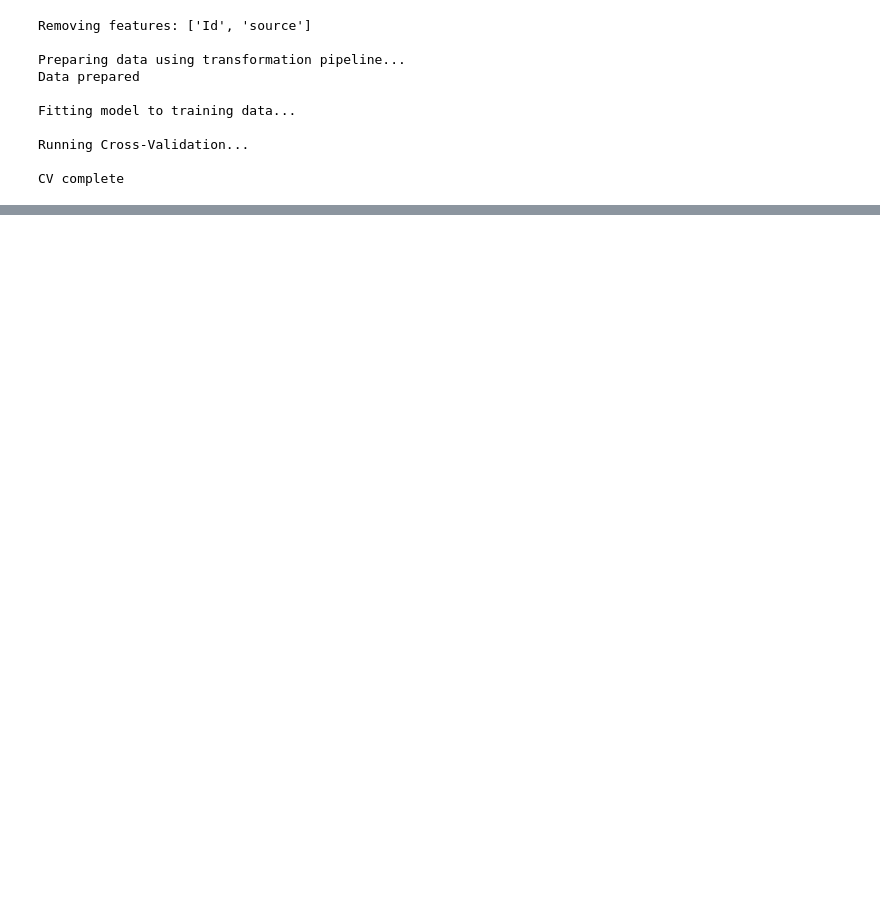
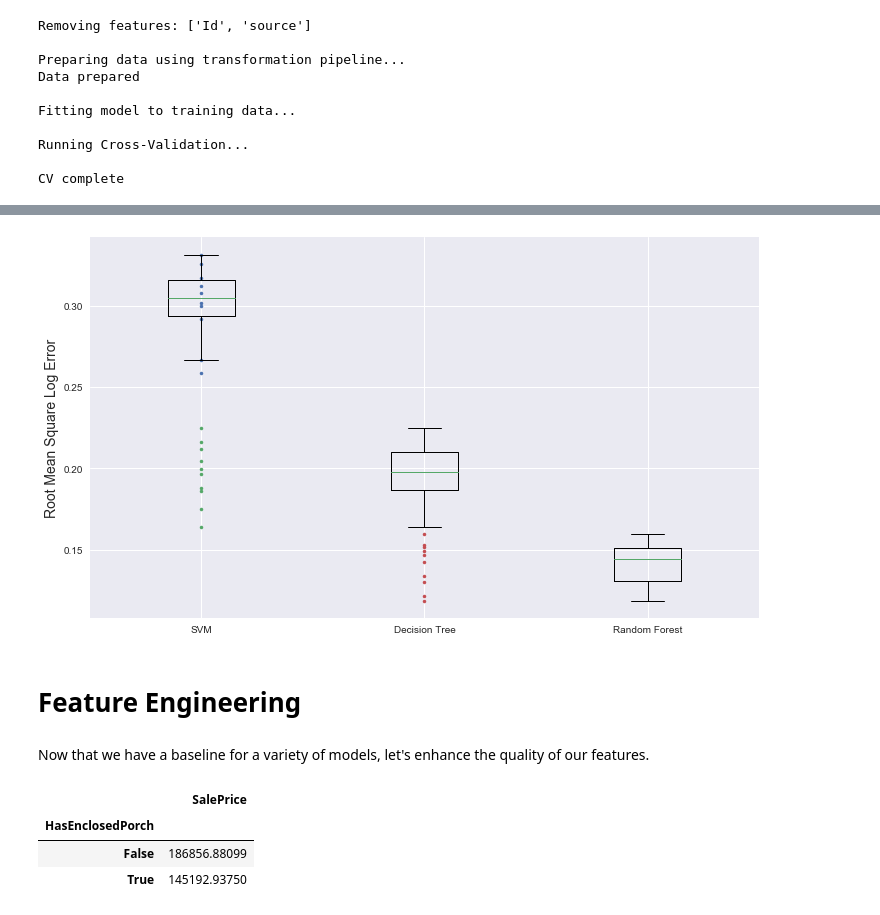
Before and after one commit to dorond/kaggle-house-prices-prediction, a Jupyter notebook: Housing Sale Price Prediction (Kaggle).ipynb, the cells around one changed output, grey strips where cells are left out. Saved outputs shown, nothing was run; the diff lists cells and outputs as text; code cells hidden in the pictures; blank space fills up the shorter version.

```diff
--- a/Housing Sale Price Prediction (Kaggle).ipynb
+++ b/Housing Sale Price Prediction (Kaggle).ipynb
@@ -1290,6 +1307,7 @@ Standard deviation: 623475533009847.9
 # %%
-tree_model, train_prepared, labels, features, tree_scores = build_run_model(DecisionTreeRegressor(random_state=42), training_data, "SalePrice",
-                                                                                                                  num_pipelines, cat_pipelines, bool_pipelines, ["Id", "source"], scoring=scoring, feature_transform_pipeline=feature_transform_pipeline, outlier_pipeline=outlier_pipeline,
+_, _, _, _, tree_scores = build_run_model(DecisionTreeRegressor(random_state=42), training_data, "SalePrice",
+                                                                                                                  num_pipelines, cat_pipelines, bool_pipelines, identifiers_to_drop, scoring=scoring,
+                                                                            feature_add_remove_pipeline=feature_add_remove_pipeline, feature_transform_pipeline=feature_transform_pipeline, outlier_pipeline=outlier_pipeline,
                                                                                                                   feature_list=None)
 # %% [output]
 Removing features: ['Id', 'source']
@@ -1312,6 +1330,7 @@ Standard deviation: 0.018206553588836976
 # %%
-svr_model, train_prepared, labels, features, svr_scores = build_run_model(SVR(kernel='linear'), training_data, "SalePrice",
-                                                                                                                  num_pipelines, cat_pipelines, bool_pipelines, ["Id", "source"], scoring=scoring, feature_transform_pipeline=feature_transform_pipeline, outlier_pipeline=outlier_pipeline,
+_, _, _, _, svr_scores = build_run_model(SVR(kernel='linear'), training_data, "SalePrice",
+                                                                                                                  num_pipelines, cat_pipelines, bool_pipelines, identifiers_to_drop, scoring=scoring,
+                                                                          feature_add_remove_pipeline=feature_add_remove_pipeline, feature_transform_pipeline=feature_transform_pipeline, outlier_pipeline=outlier_pipeline,
                                                                                                                   feature_list=None)
 # %% [output]
 Removing features: ['Id', 'source']
@@ -1382,0 +1389,22 @@ CV Score : Mean - 0.141582 | Std - 0.014724 | Min - 0.117946 | Max - 0.160826
+# %%
+plt.figure(figsize=(12, 7))
+plt.plot([1]*10, svr_scores, ".")
+plt.plot([1]*10, tree_scores, ".")
+plt.plot([2]*10, forest_scores_default, ".")
+plt.boxplot([svr_scores, tree_scores, forest_scores_default], labels=("SVM", "Decision Tree", "Random Forest"))
+plt.ylabel("Root Mean Square Log Error", fontsize=14)
+plt.show()
+# %% [output]
+[figure, added]
+# %% [markdown]
+# Feature Engineering
+# %% [markdown]
+Now that we have a baseline for a variety of models, let's enhance the quality of our features.
+# %%
+train["HasEnclosedPorch"] = train["EnclosedPorch"] != 0
+train[["HasEnclosedPorch", "SalePrice"]].groupby(['HasEnclosedPorch']).mean()
+# %% [output]
+|  | SalePrice |
+| HasEnclosedPorch |  |
+| False | 186856.88099 |
+| True | 145192.93750 |
```
Also changed, not shown: parts of 40 cells of this notebook.
